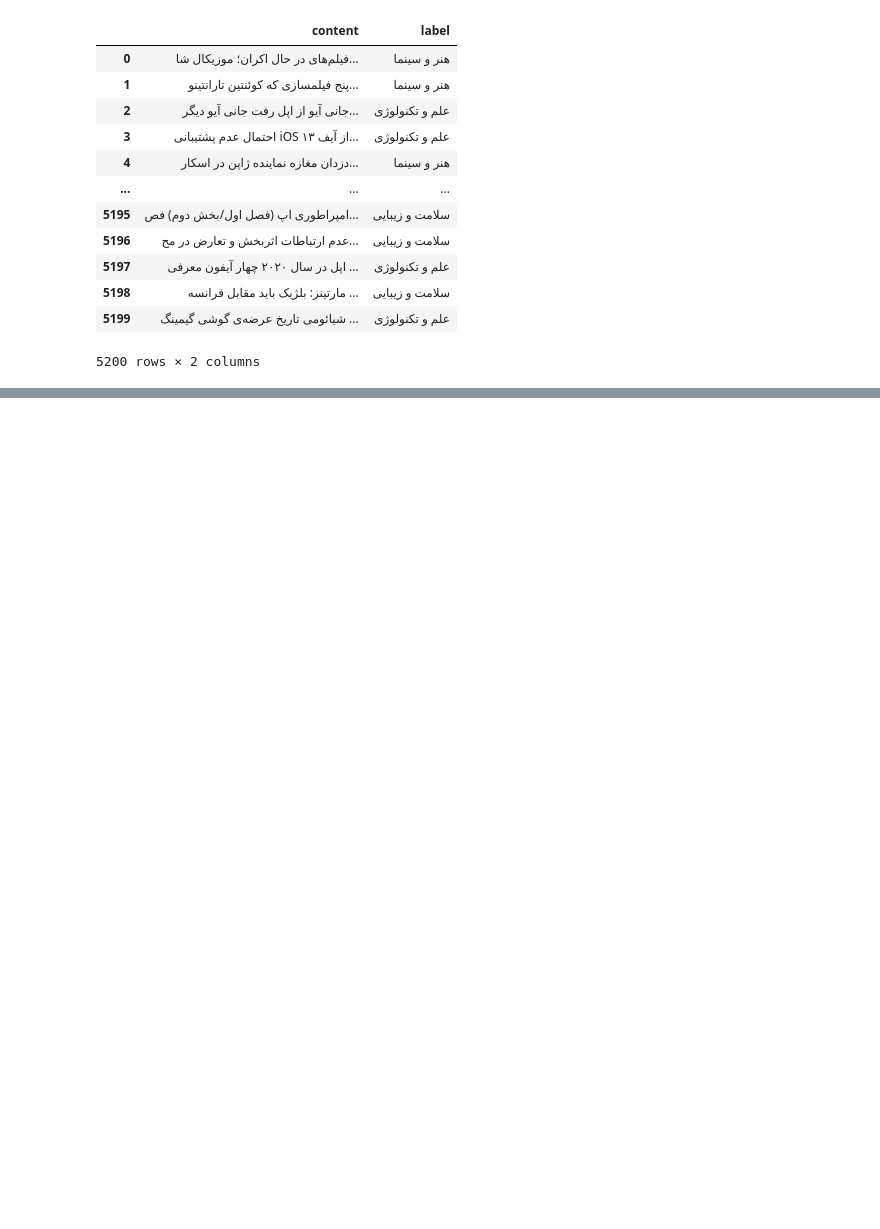
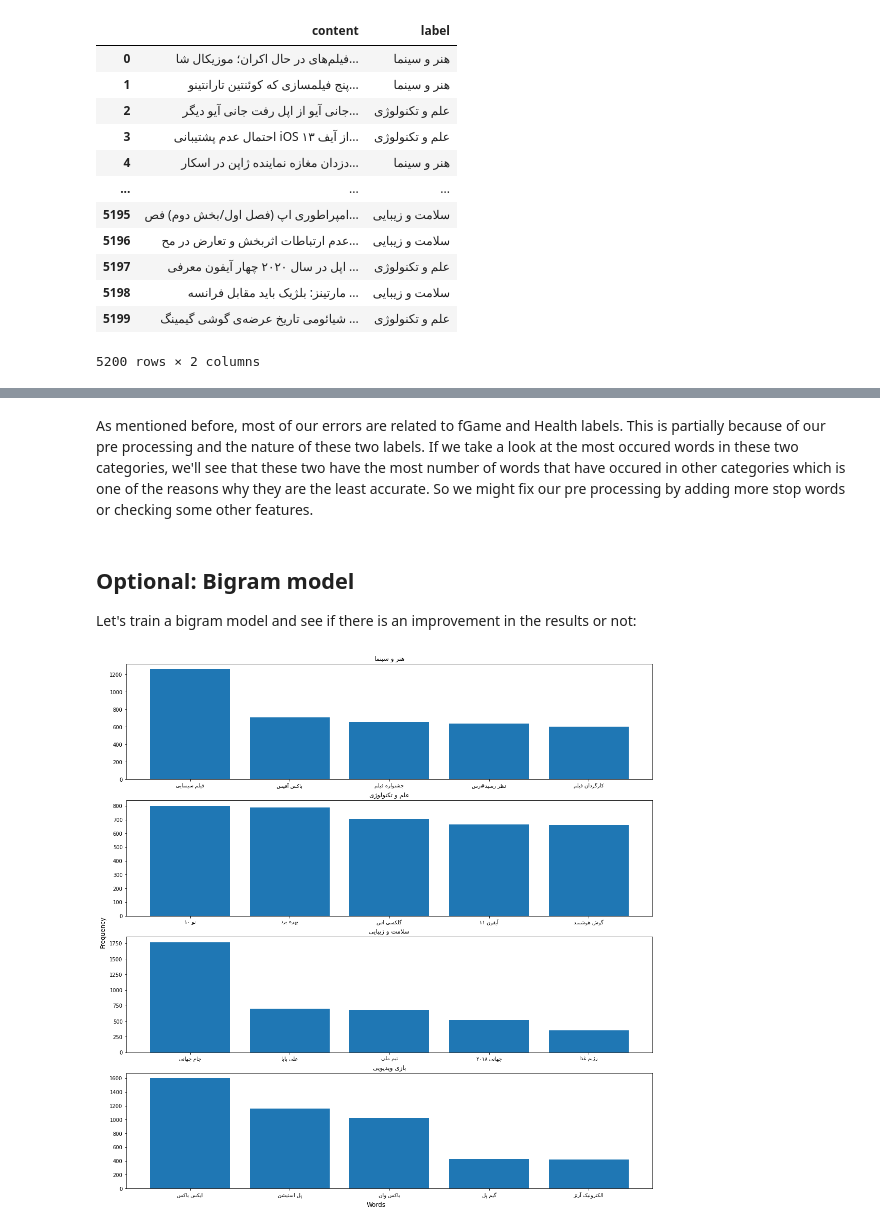
Before and after one commit to tahafkh/AI, a Jupyter notebook: CA3/CA3.ipynb, the cells around one changed output, grey strips where cells are left out. Saved outputs shown, nothing was run; the diff lists cells and outputs as text; code cells hidden in the pictures; blank space fills up the shorter version.

```diff
--- a/CA3/CA3.ipynb
+++ b/CA3/CA3.ipynb
@@ -198,0 +481,10 @@ new_predicted = predict(model, n=1, alpha=1)
+# %% [markdown]
+As mentioned before, most of our errors are related to fGame and Health labels. This is partially because of our pre processing and the nature of these two labels. If we take a look at the most occured words in these two categories, we'll see that these two have the most number of words that have occured in other categories which is one of the reasons why they are the least accurate. So we might fix our pre processing by adding more stop words or checking some other features.
+# %% [markdown]
+## Optional: Bigram model
+Let's train a bigram model and see if there is an improvement in the results or not:
+# %%
+bigram_model = fit(n=2)
+plot_frequent_words(bigram_model)
+# %% [output]
+[figure, added]
```
Also changed, not shown: parts of 58 cells of this notebook, 1 other file.
